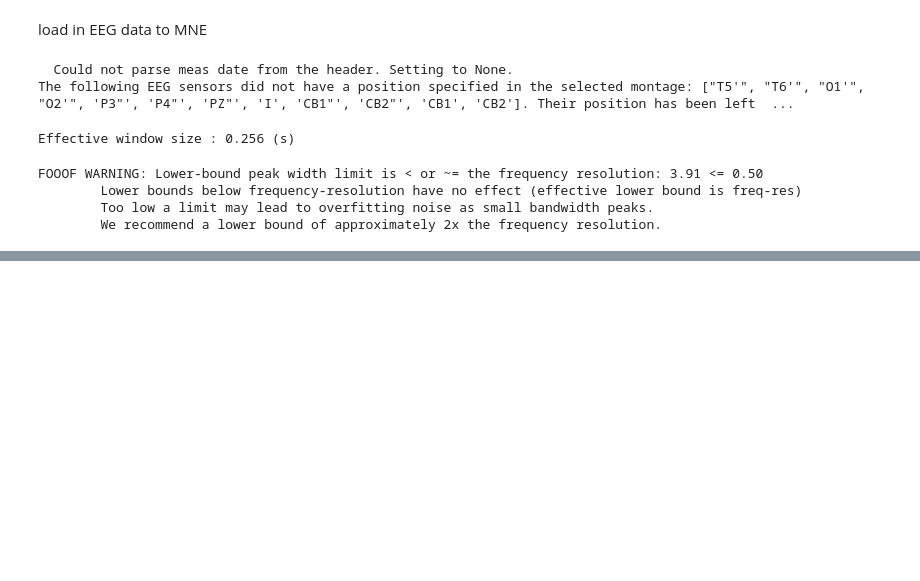
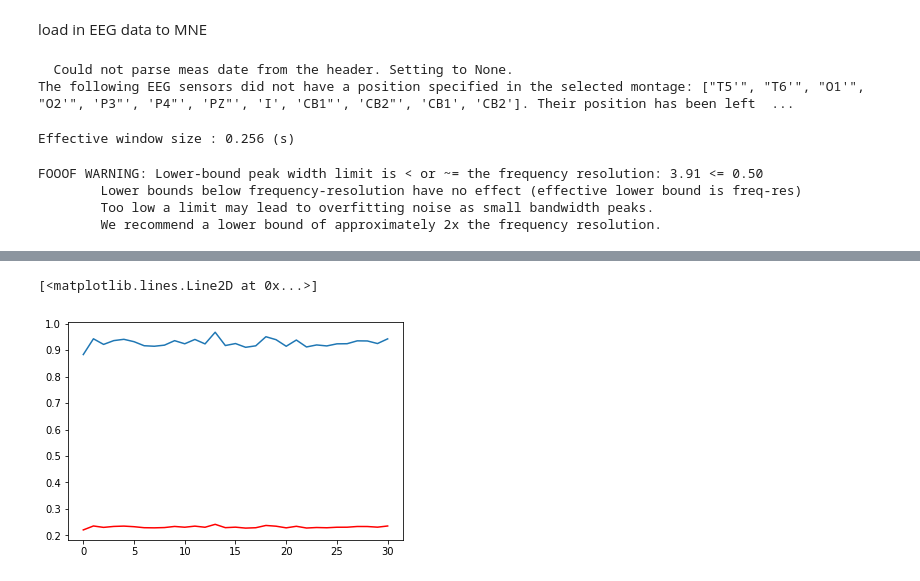
Before and after one commit to voytekresearch/BandRatios, a Jupyter notebook: Slope-Investigation-Real-Data.ipynb, the cells around one changed output, grey strips where cells are left out. Saved outputs shown, nothing was run; the diff lists cells and outputs as text; code cells hidden in the pictures; blank space fills up the shorter version.

```diff
--- a/Slope-Investigation-Real-Data.ipynb
+++ b/Slope-Investigation-Real-Data.ipynb
@@ -90,0 +85,6 @@ fm.plot()
+# %%
+plt.plot(average_power_tb)
+plt.plot(power_desity_tb,color='r')
+# %% [output]
+[<matplotlib.lines.Line2D at 0x...>]
+[figure, added]
```
Also changed, not shown: parts of 11 cells of this notebook, 16 other files.
